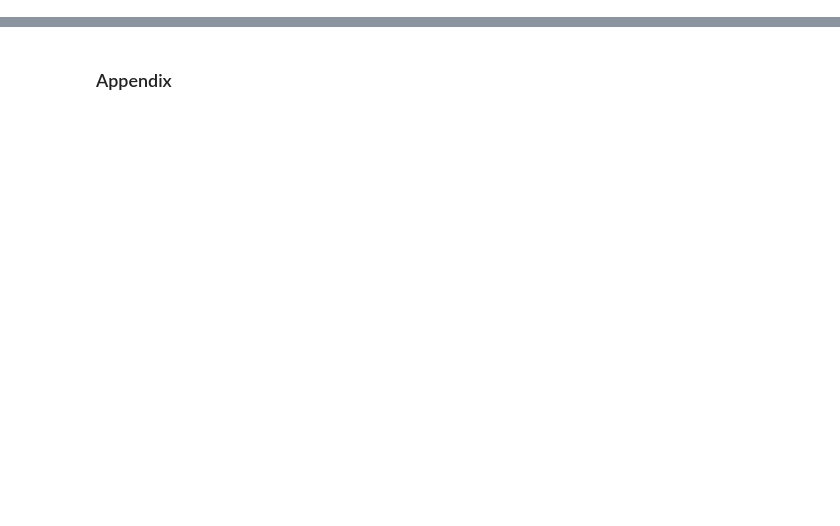
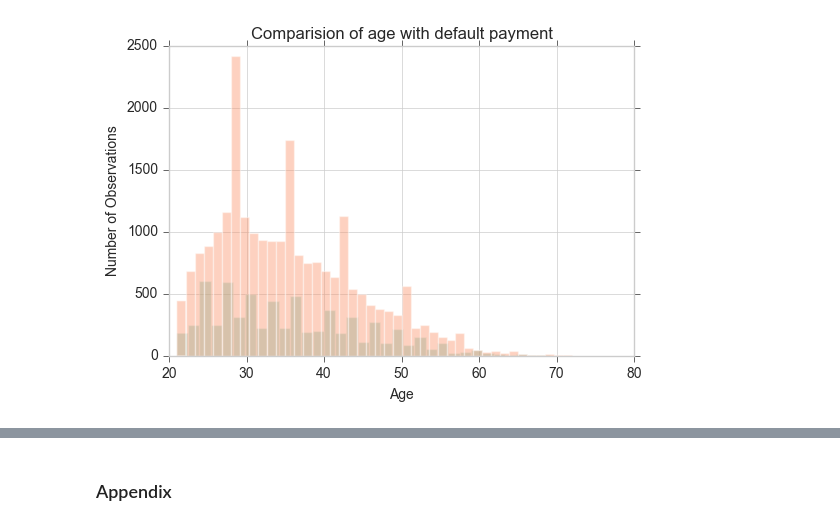
Before and after one commit to chapanerahd/Defualt_Credit_Card, a Jupyter notebook: EDA - Credit Card default.ipynb, the cells around one changed output, grey strips where cells are left out. Saved outputs shown, nothing was run; the diff lists cells and outputs as text; code cells hidden in the pictures; blank space fills up the shorter version.

```diff
--- a/EDA - Credit Card default.ipynb
+++ b/EDA - Credit Card default.ipynb
@@ -87,3 +30,13 @@ plt.title( "Correlation Heatmap", fontsize = 10 )
 credit_data['education'] = credit_data['education'].map({0: 'others', 5: 'others', 6: 'others', 1: 'graduate_school', 2: 'university', 3: 'high_school'})
 # %%
 eda_credit_data = credit_data
+# %%
+sns.distplot(a = eda_credit_data["age"][eda_credit_data["defaultp_next_month"] == 1], kde = False, norm_hist = False)
+sns.distplot(a = eda_credit_data["age"][eda_credit_data["defaultp_next_month"] == 0], kde = False, norm_hist = False)
+plt.title("Distribution of people's age who are at default")
+plt.xlabel('Age')
+plt.ylabel('Number of Observations')
+plt.title("Comparision of age with default payment")
+plt.show()
+# %% [output]
+[figure, added]
```
Also changed, not shown: parts of 25 cells of this notebook.
